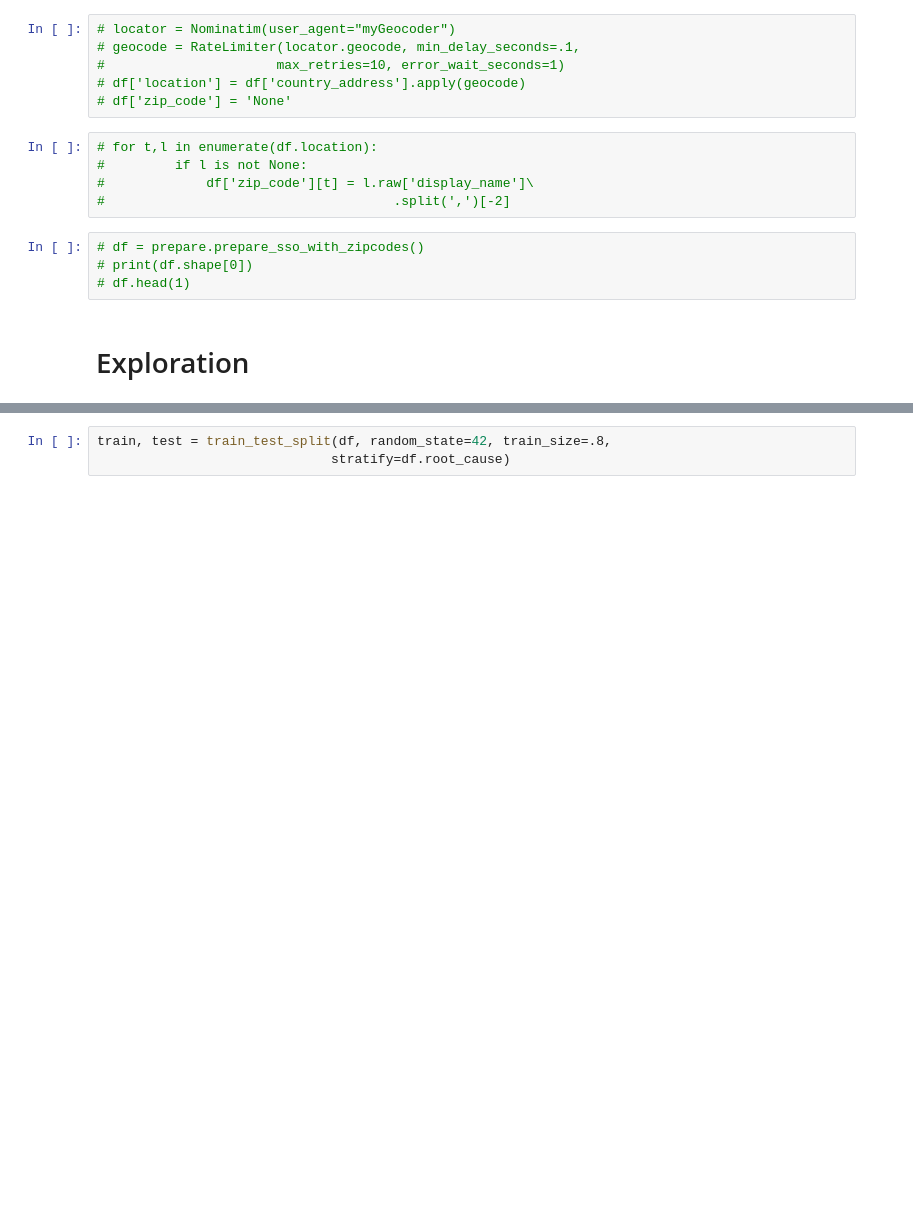
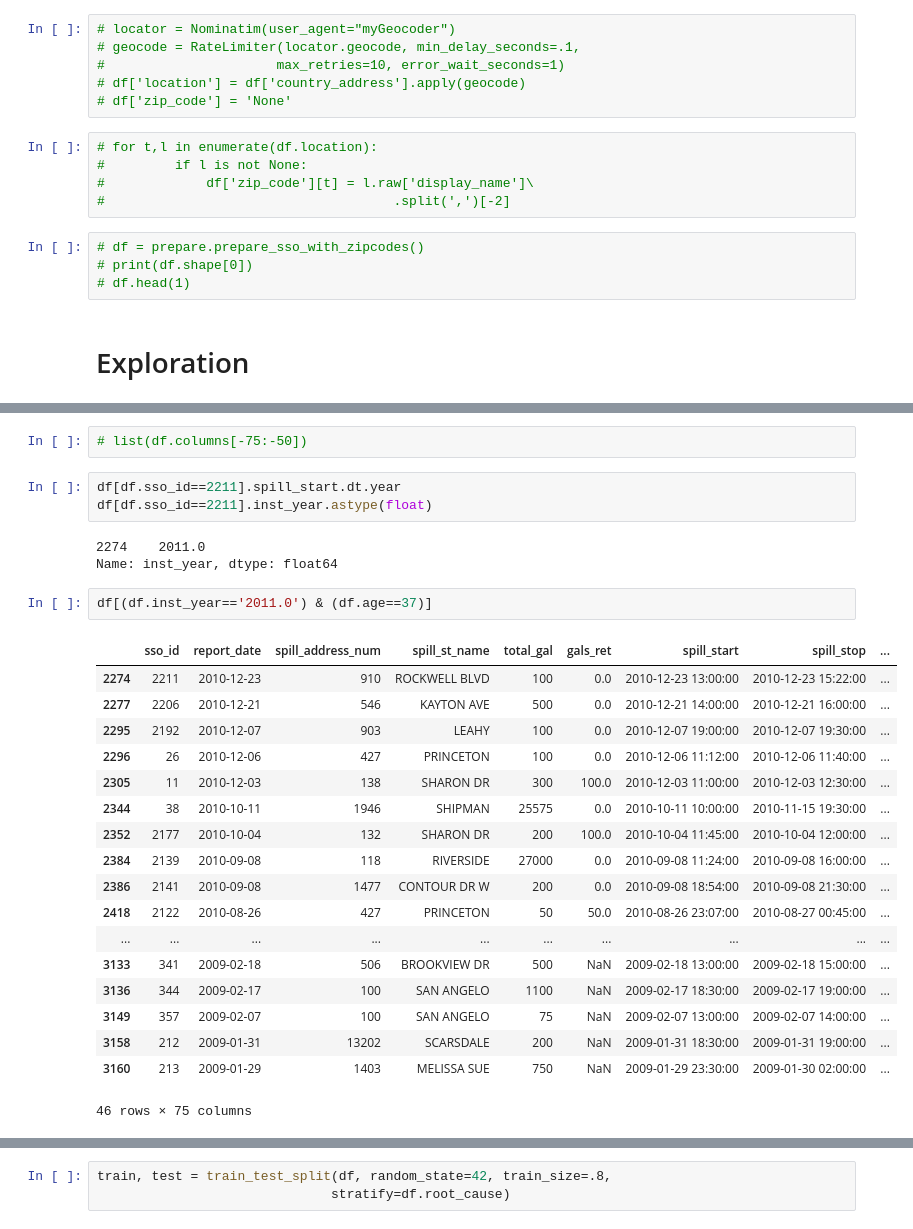
Before and after one commit to we-came-we-SAWS-we-conquered/saws-capstone-project, a Jupyter notebook: cameron_repo/Cameron_notebook.ipynb, the cells around one changed output, grey strips where cells are left out. Cells and saved outputs as stored; diff of their text form; blank space fills up the shorter version.

```diff
--- a/cameron_repo/Cameron_notebook.ipynb
+++ b/cameron_repo/Cameron_notebook.ipynb
@@ -251,0 +195,29 @@ df.head(1)
+# %%
+# list(df.columns[-75:-50])
+# %%
+df[df.sso_id==2211].spill_start.dt.year
+df[df.sso_id==2211].inst_year.astype(float)
+# %% [output]
+2274    2011.0
+Name: inst_year, dtype: float64
+# %%
+df[(df.inst_year=='2011.0') & (df.age==37)]
+# %% [output]
+|  | sso_id | report_date | spill_address_num | spill_st_name | total_gal | gals_ret | spill_start | spill_stop | ... |
+| 2274 | 2211 | 2010-12-23 | 910 | ROCKWELL BLVD | 100 | 0.0 | 2010-12-23 13:00:00 | 2010-12-23 15:22:00 | ... |
+| 2277 | 2206 | 2010-12-21 | 546 | KAYTON AVE | 500 | 0.0 | 2010-12-21 14:00:00 | 2010-12-21 16:00:00 | ... |
+| 2295 | 2192 | 2010-12-07 | 903 | LEAHY | 100 | 0.0 | 2010-12-07 19:00:00 | 2010-12-07 19:30:00 | ... |
+| 2296 | 26 | 2010-12-06 | 427 | PRINCETON | 100 | 0.0 | 2010-12-06 11:12:00 | 2010-12-06 11:40:00 | ... |
+| 2305 | 11 | 2010-12-03 | 138 | SHARON DR | 300 | 100.0 | 2010-12-03 11:00:00 | 2010-12-03 12:30:00 | ... |
+| 2344 | 38 | 2010-10-11 | 1946 | SHIPMAN | 25575 | 0.0 | 2010-10-11 10:00:00 | 2010-11-15 19:30:00 | ... |
+| 2352 | 2177 | 2010-10-04 | 132 | SHARON DR | 200 | 100.0 | 2010-10-04 11:45:00 | 2010-10-04 12:00:00 | ... |
+| 2384 | 2139 | 2010-09-08 | 118 | RIVERSIDE | 27000 | 0.0 | 2010-09-08 11:24:00 | 2010-09-08 16:00:00 | ... |
+| 2386 | 2141 | 2010-09-08 | 1477 | CONTOUR DR W | 200 | 0.0 | 2010-09-08 18:54:00 | 2010-09-08 21:30:00 | ... |
+| 2418 | 2122 | 2010-08-26 | 427 | PRINCETON | 50 | 50.0 | 2010-08-26 23:07:00 | 2010-08-27 00:45:00 | ... |
+| ... | ... | ... | ... | ... | ... | ... | ... | ... | ... |
+| 3133 | 341 | 2009-02-18 | 506 | BROOKVIEW DR | 500 | NaN | 2009-02-18 13:00:00 | 2009-02-18 15:00:00 | ... |
+| 3136 | 344 | 2009-02-17 | 100 | SAN ANGELO | 1100 | NaN | 2009-02-17 18:30:00 | 2009-02-17 19:00:00 | ... |
+| 3149 | 357 | 2009-02-07 | 100 | SAN ANGELO | 75 | NaN | 2009-02-07 13:00:00 | 2009-02-07 14:00:00 | ... |
+| 3158 | 212 | 2009-01-31 | 13202 | SCARSDALE | 200 | NaN | 2009-01-31 18:30:00 | 2009-01-31 19:00:00 | ... |
+| 3160 | 213 | 2009-01-29 | 1403 | MELISSA SUE | 750 | NaN | 2009-01-29 23:30:00 | 2009-01-30 02:00:00 | ... |
+46 rows × 75 columns
```
Also changed, not shown: parts of 84 cells of this notebook, 3 other files.
